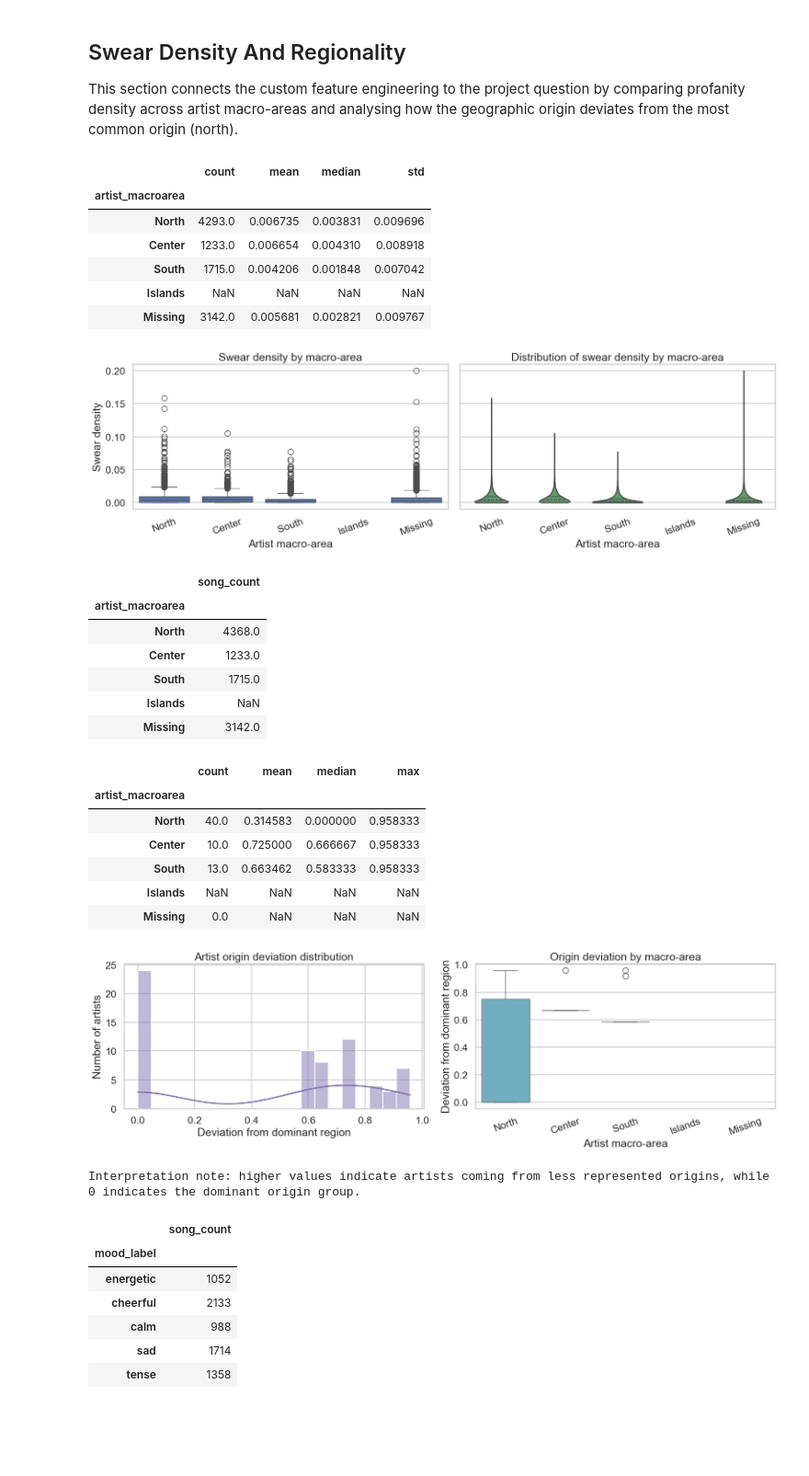
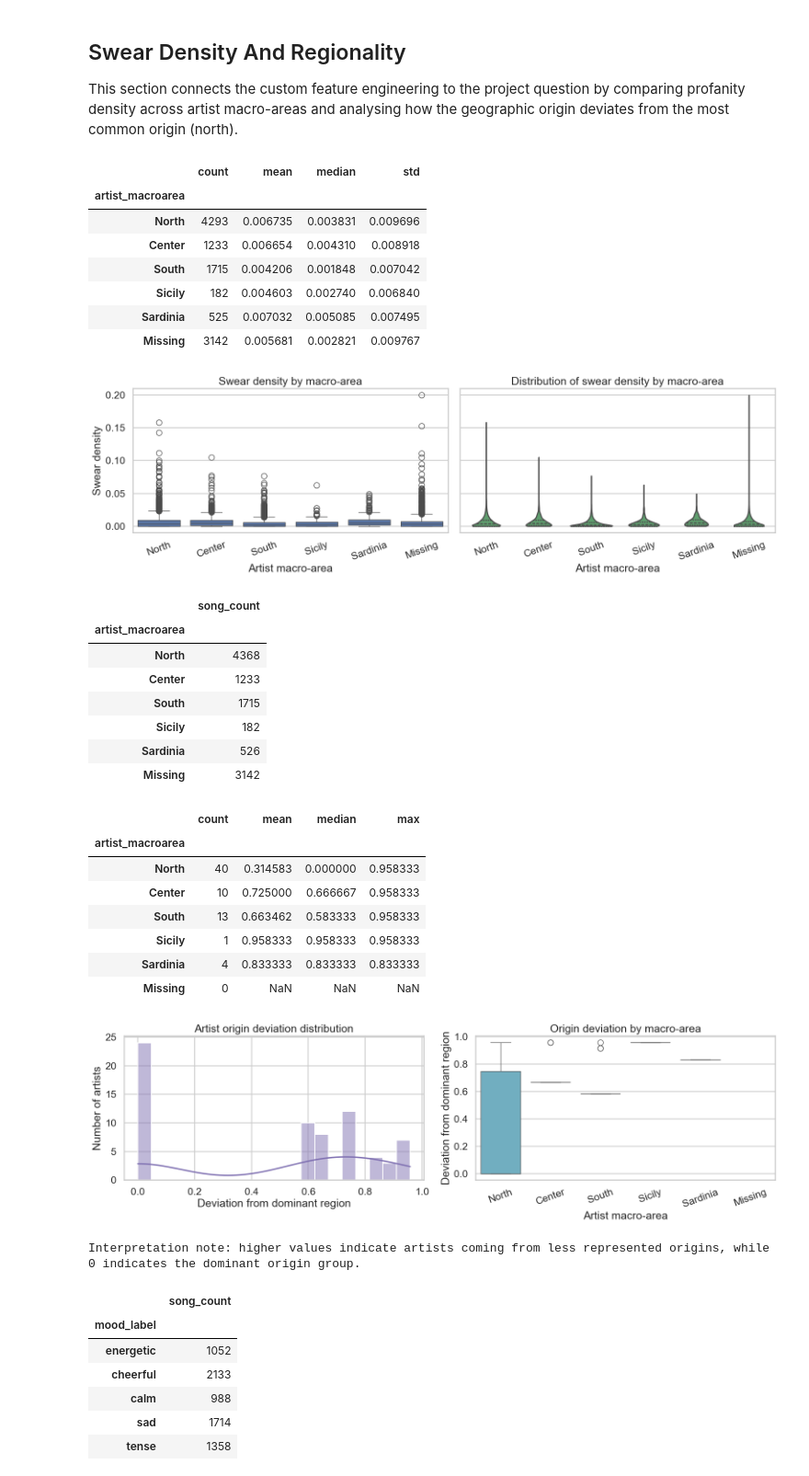
Before and after one commit to simonegrandinetti/ML_first_project, a Jupyter notebook: main_project.ipynb, the cells around one changed output. Shown at 92% size. Cells and saved outputs as stored; diff of their text form; code cells hidden in the pictures; blank space fills up the shorter version.

```diff
--- a/main_project.ipynb
+++ b/main_project.ipynb
@@ -468,0 +401,17 @@ display(df[["birth_date", "active_start", "active_end", "album_release_date", "t
+# %%
+from ml_utils.preprocessing import derive_date_fields, compute_final_release_year
+
+# Stage D: Date Field Derivation
+
+# Extract year, month, day components from datetime columns
+df = derive_date_fields(df, date_columns=['album_release_date', 'birth_date'])
+
+# Compute canonical release year (priority: album_release_date > year field)
+df = compute_final_release_year(df, date_column='album_release_date', year_column='year')
+
+
+# Show derived date fields
+date_derived_cols = [col for col in df.columns if any(x in col for x in ['_year', '_month', '_day', 'final_release_year'])]
+print(f"Derived date columns: {date_derived_cols}")
+print(f"\nFinal release year coverage: {df['final_release_year'].notna().sum()} / {len(df)} ({100*df['final_release_year'].notna().sum()/len(df):.1f}%)")
+display(df[['album_release_date', 'album_release_date_year', 'year', 'final_release_year']].head(10))
@@ -761,11 +835,14 @@ display(suspicious_counts)
 
 We build a single, consolidated feature engineering step that includes the original project features plus additional clustering-oriented features for Task 3.
 # %%
+from ml_utils.numeric_stats import safe_divide, build_weighted_zscore, audio_signature_score, artist_consistency_score, artist_geographic_diversity
+from ml_utils.preprocessing import map_region_to_macroarea
+
 # Original project features
 df["swear_total"] = df[["swear_IT", "swear_EN"]].fillna(0).sum(axis=1)
-df["swear_density_total"] = uf.safe_divide(df["swear_total"], df["n_tokens"])
-df["artist_macroarea"] = df["region"].apply(uf.map_region_to_macroarea)
-df["sentence_complexity_index"] = uf.build_weighted_zscore(
+df["swear_density_total"] = safe_divide(df["swear_total"], df["n_tokens"])
+df["artist_macroarea"] = df["region"].apply(map_region_to_macroarea)
+df["sentence_complexity_index"] = build_weighted_zscore(
     df,
     columns=["tokens_per_sent", "avg_token_per_clause", "lexical_density", "char_per_tok"],
     weights=[1, 1, 1, 1],
@@ -776,23 +853,23 @@ df["sentence_complexity_index"] = uf.build_weighted_zscore(
 artist_song_count = df.groupby("id_author").size()
 df["artist_song_count"] = df["id_author"].map(artist_song_count)
 
-df["audio_signature_score"] = uf.audio_signature_score(df)
+df["audio_signature_score"] = audio_signature_score(df)
 
 current_year = pd.Timestamp.today().year
 df["release_recency_years"] = (current_year - df["release_year"]).clip(lower=0)
 
-df["engagement_ratio"] = uf.safe_divide(df["popularity"], df["stats_pageviews"] + 1)
+df["engagement_ratio"] = safe_divide(df["popularity"], df["stats_pageviews"] + 1)
 
-df["explicit_content_intensity"] = uf.build_weighted_zscore(
+df["explicit_content_intensity"] = build_weighted_zscore(
     df,
     columns=["explicit_numeric", "swear_density_total"],
     weights=[1, 1],
     min_non_missing=1,
 )
 
-df["artist_consistency_score"] = uf.artist_consistency_score(df, artist_col="id_author")
-df["lyric_audio_balance"] = uf.safe_divide(df["sentence_complexity_index"], df["audio_signature_score"])
-df["artist_geographic_diversity"] = uf.artist_geographic_diversity(
+df["artist_consistency_score"] = artist_consistency_score(df, artist_col="id_author")
+df["lyric_audio_balance"] = safe_divide(df["sentence_complexity_index"], df["audio_signature_score"])
+df["artist_geographic_diversity"] = artist_geographic_diversity(
     df,
     artist_col="id_author",
     geo_col="region",
@@ -992,7 +1069,7 @@ for column, label, use_log in variables_to_plot:
 
 This section connects the custom feature engineering to the project question by comparing profanity density across artist macro-areas and analysing how the geographic origin deviates from the most common origin (north).
 # %%
-macroarea_order = ["North", "Center", "South", "Islands", "Missing"]
+macroarea_order = ["North", "Center", "South", "Sicily", "Sardinia", "Missing"]
 macroarea_stats = (
     df.groupby("artist_macroarea")["swear_density_total"]
     .agg(["count", "mean", "median", "std"])
@@ -1057,54 +1134,57 @@ sns.histplot(
     ax=axes[0],
     color="#8172b3",
 )
 axes[0].set_title("Artist origin deviation distribution")
 axes[0].set_xlabel("Deviation from dominant region")
 axes[0].set_ylabel("Number of artists")
 
 sns.boxplot(
     data=artist_geo,
     x="artist_macroarea",
     y="artist_geographic_diversity",
     order=macroarea_order,
     ax=axes[1],
     color="#64b5cd",
 )
 axes[1].set_title("Origin deviation by macro-area")
 axes[1].set_xlabel("Artist macro-area")
 axes[1].set_ylabel("Deviation from dominant region")
 axes[1].tick_params(axis="x", rotation=20)
 
 plt.tight_layout()
 plt.show()
 
 print(
     "Interpretation note: higher values indicate artists coming from less represented origins, "
     "while 0 indicates the dominant origin group."
 )
 # %% [output]
 |  | count | mean | median | std |
 | artist_macroarea |  |  |  |  |
-| North | 4293.0 | 0.006735 | 0.003831 | 0.009696 |
-| Center | 1233.0 | 0.006654 | 0.004310 | 0.008918 |
-| South | 1715.0 | 0.004206 | 0.001848 | 0.007042 |
-| Islands | NaN | NaN | NaN | NaN |
-| Missing | 3142.0 | 0.005681 | 0.002821 | 0.009767 |
+| North | 4293 | 0.006735 | 0.003831 | 0.009696 |
+| Center | 1233 | 0.006654 | 0.004310 | 0.008918 |
+| South | 1715 | 0.004206 | 0.001848 | 0.007042 |
+| Sicily | 182 | 0.004603 | 0.002740 | 0.006840 |
+| Sardinia | 525 | 0.007032 | 0.005085 | 0.007495 |
+| Missing | 3142 | 0.005681 | 0.002821 | 0.009767 |
-[figure, old version]
+[figure, new version]
 |  | song_count |
 | artist_macroarea |  |
-| North | 4368.0 |
-| Center | 1233.0 |
-| South | 1715.0 |
-| Islands | NaN |
-| Missing | 3142.0 |
+| North | 4368 |
+| Center | 1233 |
+| South | 1715 |
+| Sicily | 182 |
+| Sardinia | 526 |
+| Missing | 3142 |
 |  | count | mean | median | max |
 | artist_macroarea |  |  |  |  |
-| North | 40.0 | 0.314583 | 0.000000 | 0.958333 |
-| Center | 10.0 | 0.725000 | 0.666667 | 0.958333 |
-| South | 13.0 | 0.663462 | 0.583333 | 0.958333 |
-| Islands | NaN | NaN | NaN | NaN |
-| Missing | 0.0 | NaN | NaN | NaN |
+| North | 40 | 0.314583 | 0.000000 | 0.958333 |
+| Center | 10 | 0.725000 | 0.666667 | 0.958333 |
+| South | 13 | 0.663462 | 0.583333 | 0.958333 |
+| Sicily | 1 | 0.958333 | 0.958333 | 0.958333 |
+| Sardinia | 4 | 0.833333 | 0.833333 | 0.833333 |
+| Missing | 0 | NaN | NaN | NaN |
-[figure, old version]
+[figure, new version]
 Interpretation note: higher values indicate artists coming from less represented origins, while 0 indicates the dominant origin group.
 # %%
 # Valence–Arousal Mood Labeling (MER-inspired)
```
Also changed, not shown: parts of 18 cells of this notebook, 8 other files.
